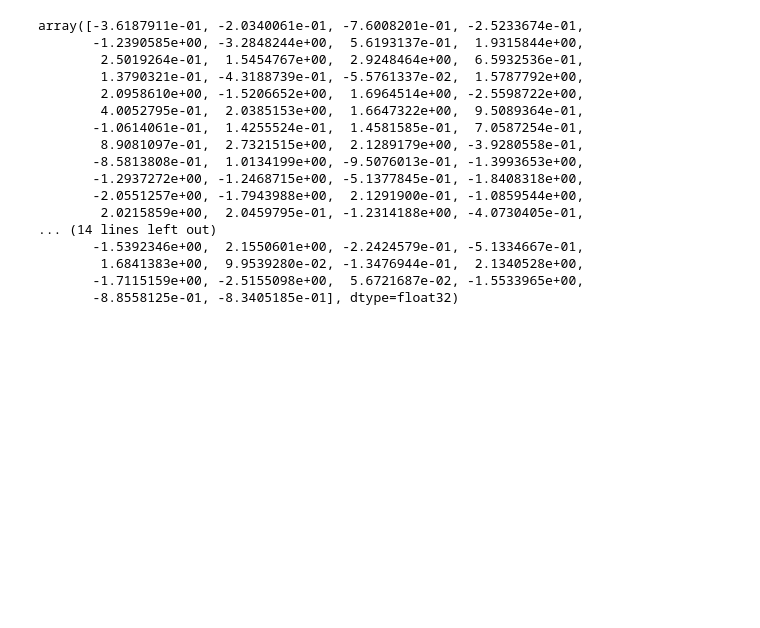
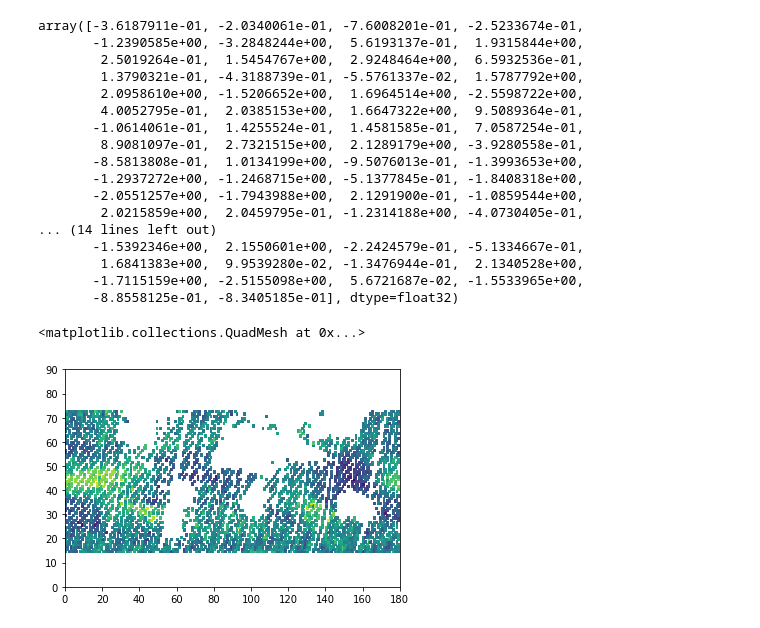
Before and after one commit to paulpreethi/Linear-regression, a Jupyter notebook: regression.ipynb, the cells around one changed output. Cells and saved outputs as stored; diff of their text form; code cells hidden in the pictures; blank space fills up the shorter version.

```diff
--- a/regression.ipynb
+++ b/regression.ipynb
@@ -79,3 +79,8 @@ array([-3.6187911e-01, -2.0340061e-01, -7.6008201e-01, -2.5233674e-01,
         1.6841383e+00,  9.9539280e-02, -1.3476944e-01,  2.1340528e+00,
        -1.7115159e+00, -2.5155098e+00,  5.6721687e-02, -1.5533965e+00,
        -8.8558125e-01, -8.3405185e-01], dtype=float32)
+# %%
+plt.pcolormesh(r[0,:,:])
+# %% [output]
+<matplotlib.collections.QuadMesh at 0x...>
+[figure, added]
```
